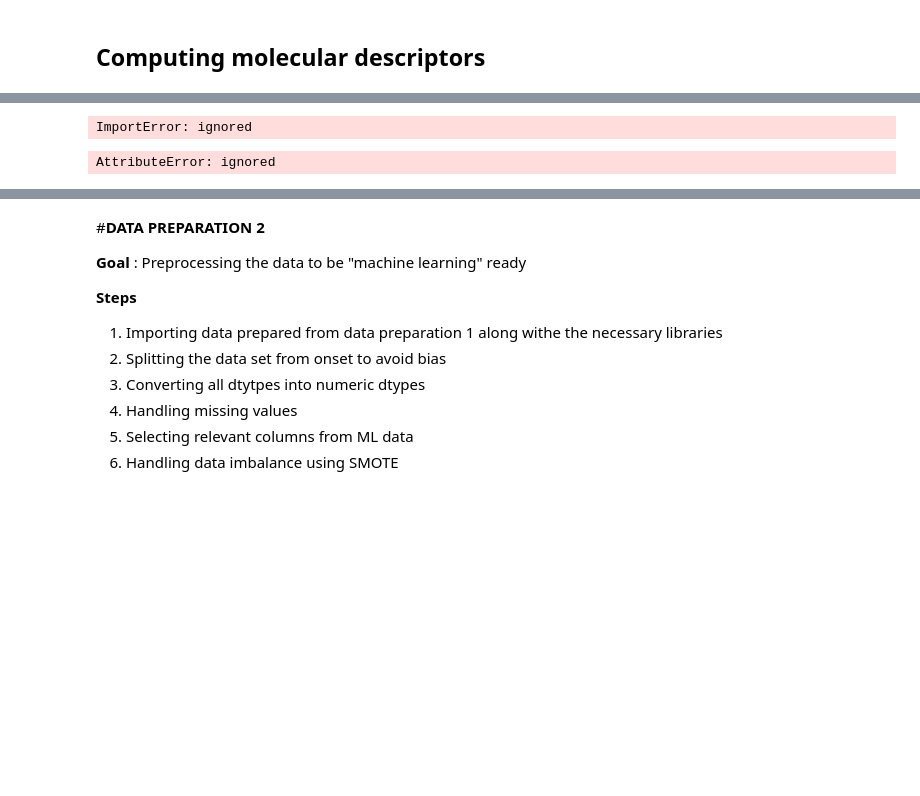
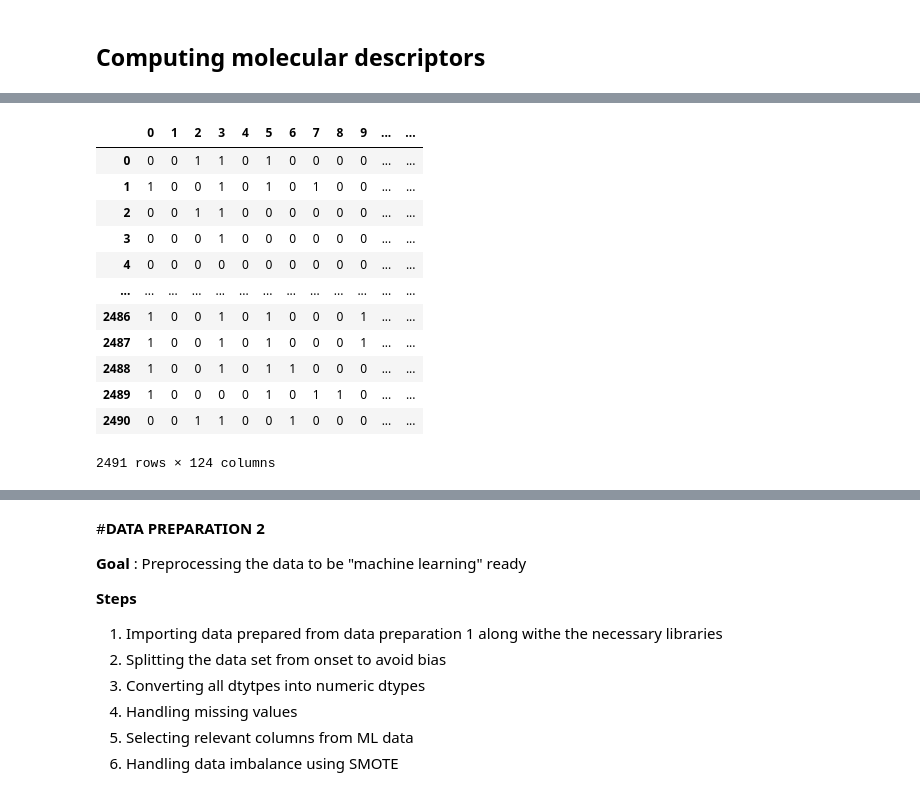
Before and after one commit to EugeneLamptey/VP16, a Jupyter notebook: FinalYearProject.ipynb, the cells around one changed output, grey strips where cells are left out. Cells and saved outputs as stored; diff of their text form; code cells hidden in the pictures; blank space fills up the shorter version.

Commit message:
Morganfps added

```diff
--- a/FinalYearProject.ipynb
+++ b/FinalYearProject.ipynb
@@ -200,10 +208,12 @@ from rdkit.Chem import MACCSkeys
 from mordred import Calculator, descriptors
 from rdkit.Chem import PandasTools
 from rdkit import DataStructs
+# %%
+smiles_list = data1['Canonical_SMILES'].to_list()
+mols = [Chem.MolFromSmiles(smi) for smi in smiles_list]
 # %%
 
-smiles_list = data1['Canonical_SMILES'].to_list()
-mols = [Chem.MolFromSmiles(smi) for smi in data]
+
 
 #Function to calculate mordred descriptors
 def mordred_desc(data):  #receives canonical smiles in a list datastructure
@@ -212,9 +222,15 @@ def mordred_desc(data):  #receives canonical smiles in a list datastructure
 
   return calc.pandas(data)
 
+#function to calculate Morgan fps
+def morgan_fps(data):
+  # Calculate Morgan fingerprints for each molecule
+  fps = [AllChem.GetMorganFingerprintAsBitVect(mol, radius=2, nBits=124) for mol in data]
+  # Convert fingerprints to numpy array
+  fp_array = [np.array(fp) for fp in fps]
+  return pd.DataFrame(fp_array)
 
-
-#function to create MACCS keys and Morgan2 fingerprints
+#function to create MACCS keys
 def maccs_fps(data):
-  Mkeys = [ MACCSKeys.GenMACCSkeys(i) for i in data]
-  return Mkeys
+  keys = [MACCSkeys.GenMACCSKeys(m) for m in mols]
+  return pd.DataFrame(keys)
@@ -239,11 +237,17 @@ def maccs_fps(data):
-# %%
-from rdkit import AllChem
-morgan_fps = AllChem.GetMorganFingerprints(mol[0])
-morgan_fps
-# %% [output]
-ImportError: ignored
-# %%
-Mkeys = MACCSkeys.GenMACCSkeys(mol[0])
-Mkeys
-# %% [output]
-AttributeError: ignored
+# %%
+df_morganfps = morgan_fps(mols)
+df_morganfps
+# %% [output]
+|  | 0 | 1 | 2 | 3 | 4 | 5 | 6 | 7 | 8 | 9 | ... | ... |
+| 0 | 0 | 0 | 1 | 1 | 0 | 1 | 0 | 0 | 0 | 0 | ... | ... |
+| 1 | 1 | 0 | 0 | 1 | 0 | 1 | 0 | 1 | 0 | 0 | ... | ... |
+| 2 | 0 | 0 | 1 | 1 | 0 | 0 | 0 | 0 | 0 | 0 | ... | ... |
+| 3 | 0 | 0 | 0 | 1 | 0 | 0 | 0 | 0 | 0 | 0 | ... | ... |
+| 4 | 0 | 0 | 0 | 0 | 0 | 0 | 0 | 0 | 0 | 0 | ... | ... |
+| ... | ... | ... | ... | ... | ... | ... | ... | ... | ... | ... | ... | ... |
+| 2486 | 1 | 0 | 0 | 1 | 0 | 1 | 0 | 0 | 0 | 1 | ... | ... |
+| 2487 | 1 | 0 | 0 | 1 | 0 | 1 | 0 | 0 | 0 | 1 | ... | ... |
+| 2488 | 1 | 0 | 0 | 1 | 0 | 1 | 1 | 0 | 0 | 0 | ... | ... |
+| 2489 | 1 | 0 | 0 | 0 | 0 | 1 | 0 | 1 | 1 | 0 | ... | ... |
+| 2490 | 0 | 0 | 1 | 1 | 0 | 0 | 1 | 0 | 0 | 0 | ... | ... |
+2491 rows × 124 columns
```
Also changed, not shown: parts of 9 cells of this notebook.
